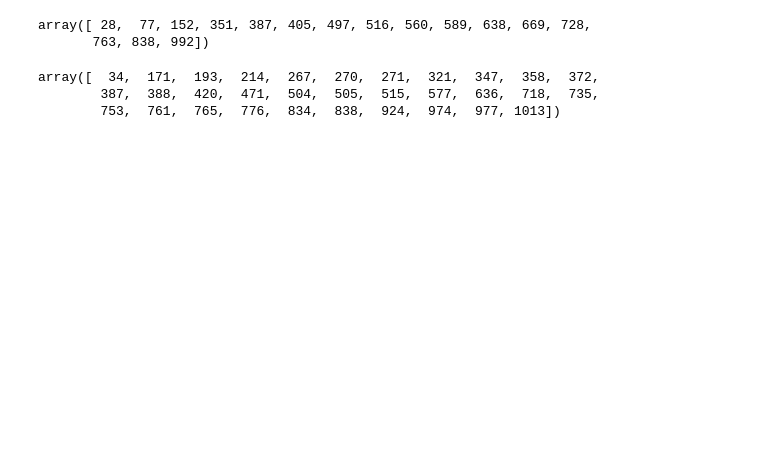
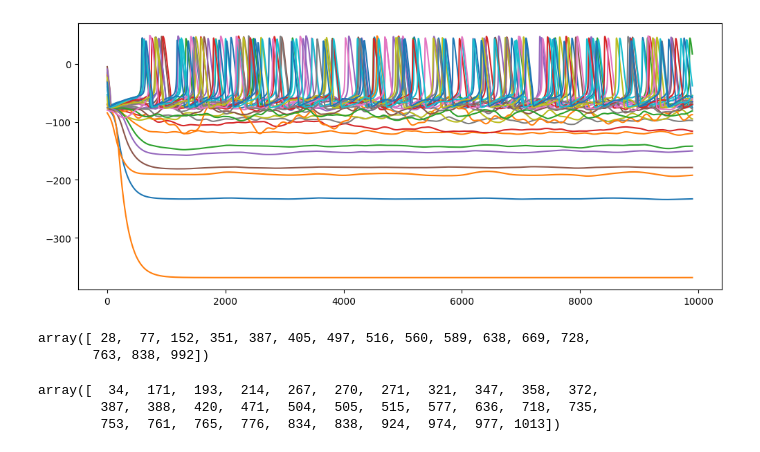
Before and after one commit to Cai-Fangxu/Phys244-course-project, a Jupyter notebook: pre_post_processing.ipynb, the cells around one changed output. Drawn from its saved outputs; the diff is of its cells as text; code cells hidden in the pictures; blank space fills up the shorter version.

Commit message:
add mpi+openmp hybrid

```diff
--- a/pre_post_processing.ipynb
+++ b/pre_post_processing.ipynb
@@ -44,6 +44,7 @@ driving_currents.tofile("driving_currents_1024_16.bin")
 """get recorded data"""
 voltage_record_openmp = np.fromfile("voltage_record_openmp.bin", dtype=np.float64).reshape((n_recorded_neuron, n_steps))
 voltage_record_mpi = np.fromfile("voltage_record_mpi.bin", dtype=np.float64).reshape((n_recorded_neuron, n_steps))
+voltage_record_mpi_openmp = np.fromfile("voltage_record_mpi_openmp.bin", dtype=np.float64).reshape((n_recorded_neuron, n_steps))
 # %%
 fig, axes = plt.subplots(1, 1, figsize=(12, 5))
 # for i in range(n_recorded_neuron):
@@ -61,3 +62,10 @@ for i in range(32):
+# %%
+fig, axes = plt.subplots(1, 1, figsize=(12, 5))
+# for i in range(n_recorded_neuron):
+for i in range(32):
+    axes.plot(voltage_record_mpi_openmp[i, 100:])
+# %% [output]
+[figure, added]
 # %%
 np.sort(np.random.choice(n_neurons, n_driven_current, replace=False))
 # %% [output]
```
Also changed, not shown: parts of 5 cells of this notebook, 2 other files.
